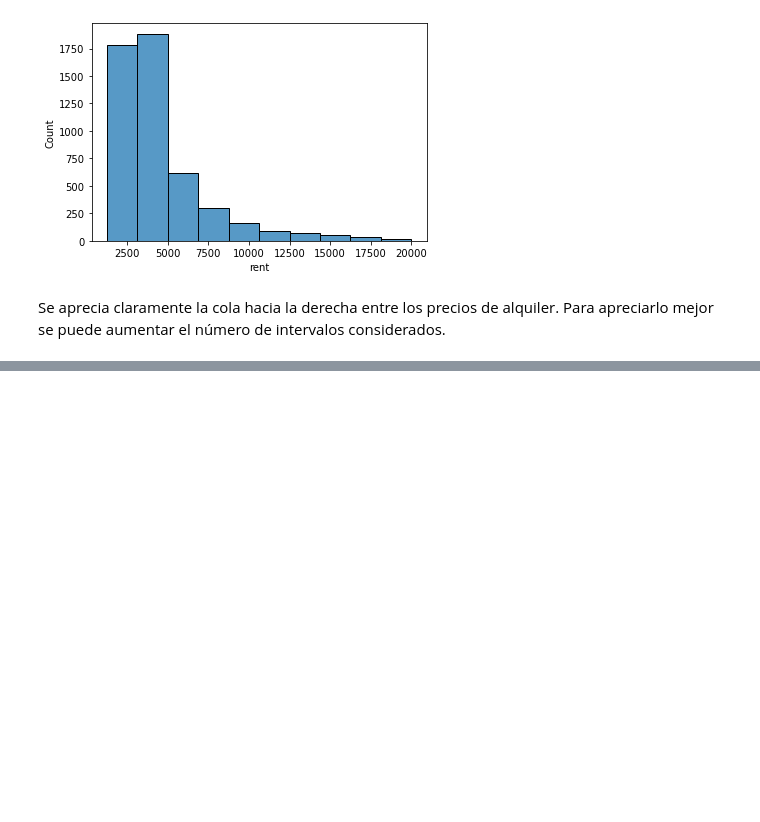
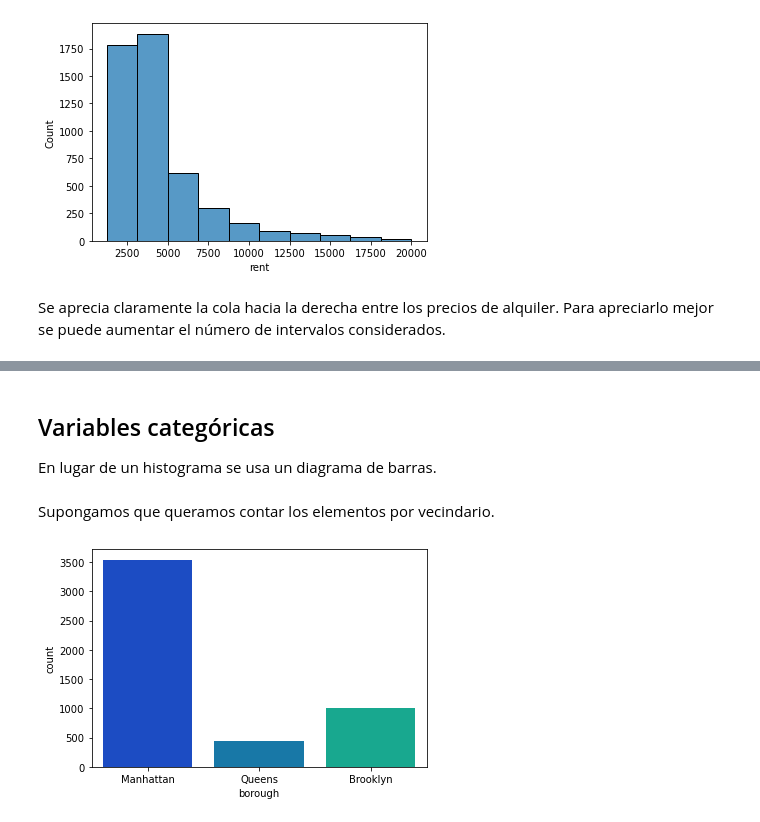
Before and after one commit to javierunix/codeacademy_datascience_path, a Jupyter notebook: street_easy.ipynb, the cells around one changed output, grey strips where cells are left out. Saved outputs shown, nothing was run; the diff lists cells and outputs as text; code cells hidden in the pictures; blank space fills up the shorter version.

Commit message:
univariables categóricas

```diff
--- a/street_easy.ipynb
+++ b/street_easy.ipynb
@@ -45,0 +46,10 @@ plt.show()
+# %% [markdown]
+## Variables categóricas
+En lugar de un histograma se usa un diagrama de barras.
+# %% [markdown]
+Supongamos que queramos contar los elementos por vecindario.
+# %%
+sns.countplot(x='borough', data=df, palette='winter') # el parámetro 'palette' especifica el esquema de colores.
+plt.show()
+# %% [output]
+[figure, added]
```
Also changed, not shown: parts of 1 cell of this notebook.
